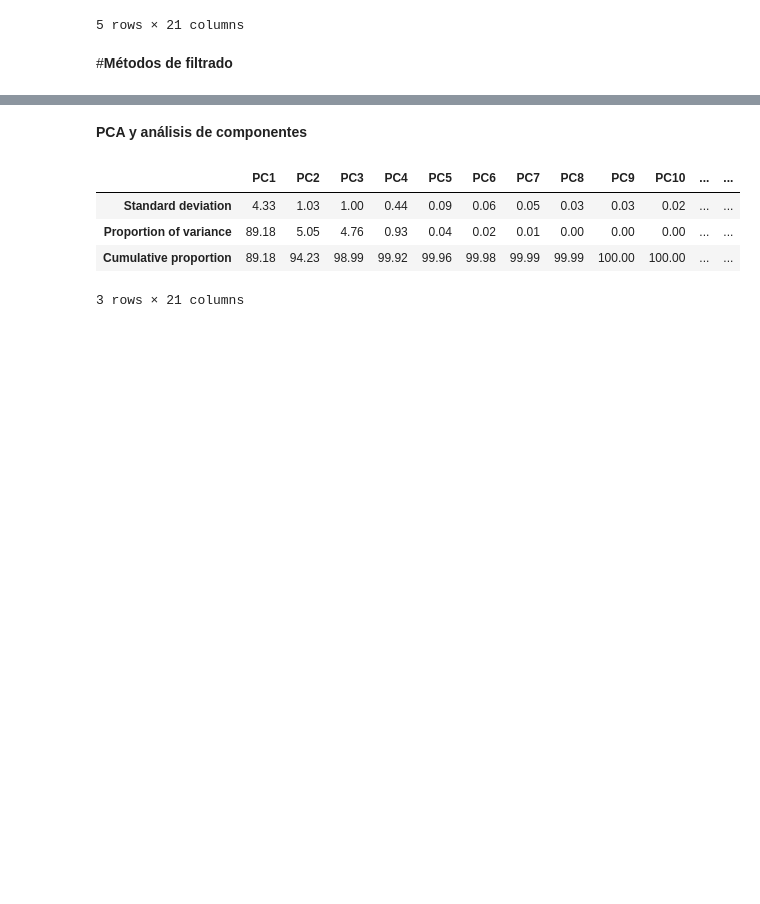
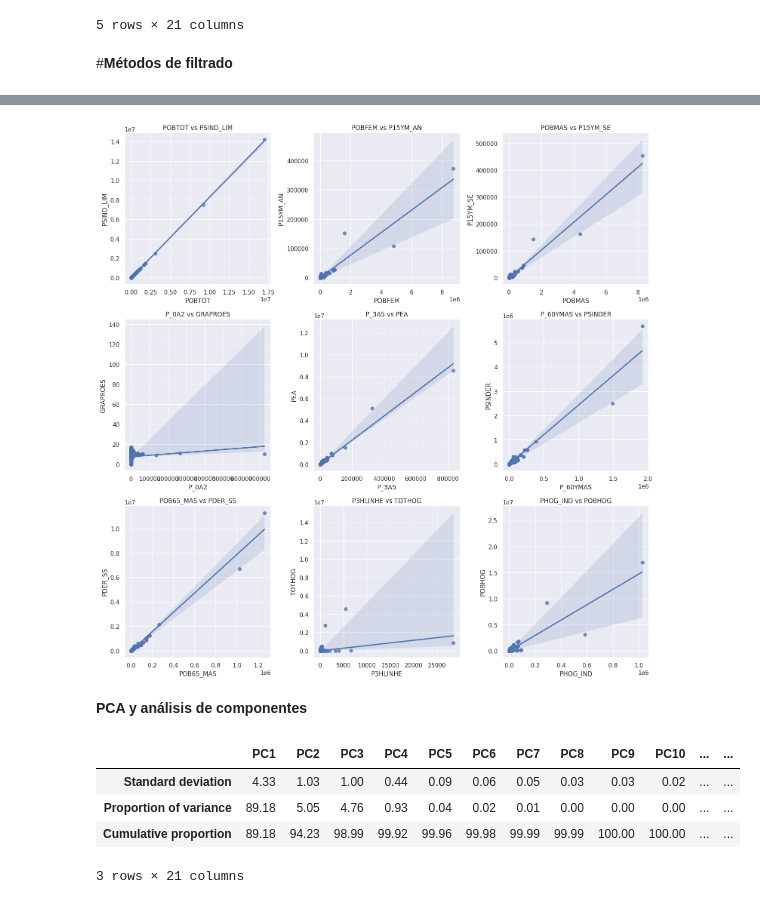
Before and after one commit to LH-1169213/IslasDeCalor, a Jupyter notebook: EDA_SCITEL_INEGI_Avance_2.ipynb, the cells around one changed output, grey strips where cells are left out. Saved outputs shown, nothing was run; the diff lists cells and outputs as text; code cells hidden in the pictures; blank space fills up the shorter version.

```diff
--- a/EDA_SCITEL_INEGI_Avance_2.ipynb
+++ b/EDA_SCITEL_INEGI_Avance_2.ipynb
@@ -798,0 +821,5 @@ df_transformed.head()
+# %%
+sns.set(rc={'figure.figsize':(15,10)})
+df2= df2.apply(pd.to_numeric, errors='coerce').fillna(0).astype(int)
+sns.heatmap(df2.corr().round(2), annot=True, cmap="Blues")
+plt.show()
@@ -799,3 +828,19 @@ df_transformed.head()
+# %%
+x_subset_cols = df2.iloc[:, :10]
+y_subset_cols = df2.iloc[:, 11:20]
+
+fig, axes = plt.subplots(3, 3, figsize=(15, 15))
+axes = axes.flatten()
+
+for i, (x_col, y_col) in enumerate(zip(x_subset_cols, y_subset_cols)):
+    sns.regplot(data=df2, x=x_col, y=y_col, ax=axes[i])
+
+    axes[i].set_title(f'{x_col} vs {y_col}')
+
+plt.tight_layout()
+plt.show()
+# %% [output]
+[figure, added]
 # %% [markdown]
 
 **PCA y análisis de componentes**
```
Also changed, not shown: parts of 3 cells of this notebook.
